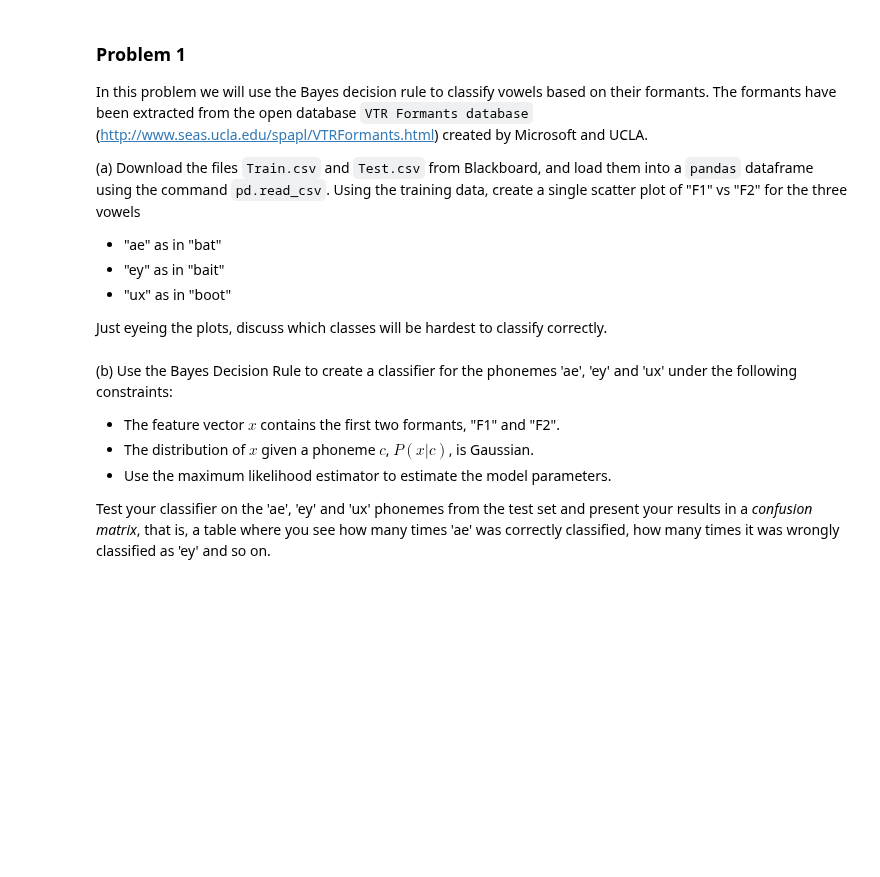
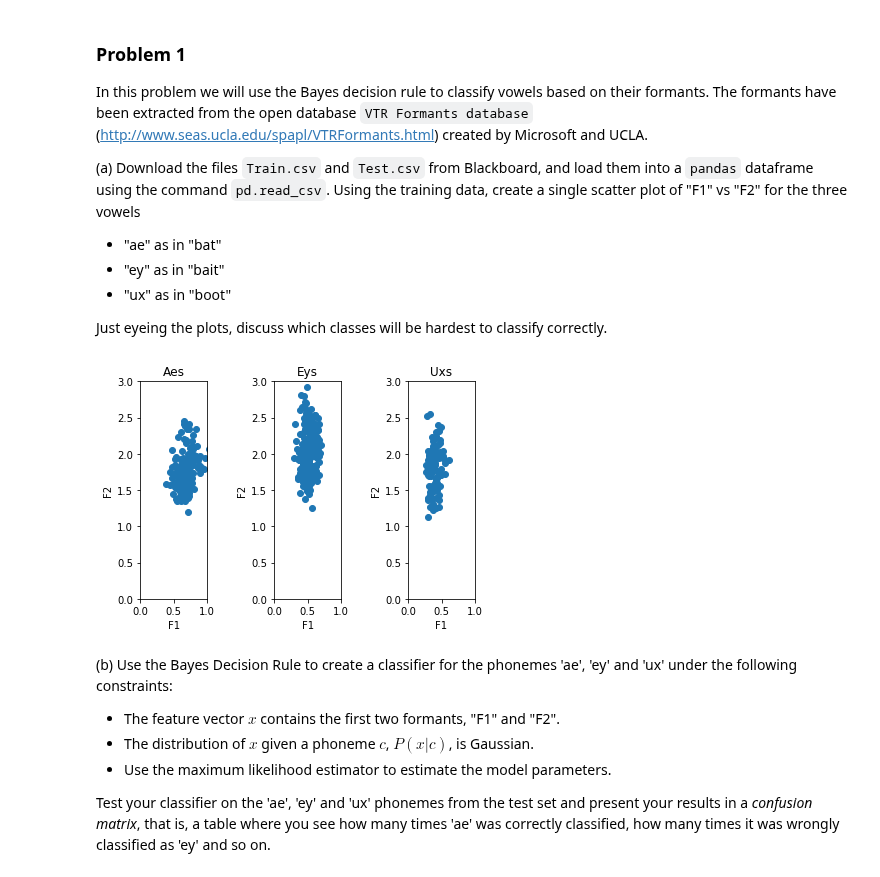
Before and after one commit to jakvah/TTT4185-MachineLearning, a Jupyter notebook: assignment_2.ipynb, the cells around one changed output. Saved outputs shown, nothing was run; the diff lists cells and outputs as text; code cells hidden in the pictures; blank space fills up the shorter version.

```diff
--- a/assignment_2.ipynb
+++ b/assignment_2.ipynb
@@ -39,3 +22,58 @@ uxs = train[train["Phoneme"] == 'ux']
+# %%
+import numpy as np
+import pandas as pd
+import matplotlib.pyplot as plt
+
+%matplotlib inline
+
+# Load data
+train = pd.read_csv("csvfiles/Train.csv")
+test = pd.read_csv("csvfiles/Test.csv")
+
+# Extract vowels
+aes = train[train["Phoneme"] == 'ae']
+eys = train[train["Phoneme"] == 'ey']
+uxs = train[train["Phoneme"] == 'ux']
+
+# Extracting plotting data
+aes_f1 = aes["F1"]
+eys_f1 = eys["F1"]
+uxs_f1 = uxs["F1"]
+
+aes_f2 = aes["F2"]
+eys_f2 = eys["F2"]
+uxs_f2 = uxs["F2"]
+
+# Creating plots
+fig, (ax_aes,ax_eys,ax_uxs) = plt.subplots(1,3)
+fig.subplots_adjust(wspace=1)
+fig.suptitle("F1 and F2 for different vowels")
+
+# Ae
+ax_aes.scatter(aes_f1,aes_f2)
+ax_aes.set_xlabel("F1")
+ax_aes.set_ylabel("F2")
+ax_aes.set_title("Aes")
+ax_aes.set_xlim(0,1)
+ax_aes.set_ylim(0,3)
+# Ey
+ax_eys.scatter(eys_f1,eys_f2)
+ax_eys.set_xlabel("F1")
+ax_eys.set_ylabel("F2")
+ax_eys.set_title("Eys")
+ax_eys.set_xlim(0,1)
+ax_eys.set_ylim(0,3)
+# Ux
+ax_uxs.scatter(uxs_f1,uxs_f2)
+ax_uxs.set_xlabel("F1")
+ax_uxs.set_ylabel("F2")
+ax_uxs.set_title("Uxs")
+ax_uxs.set_xlim(0,1)
+ax_uxs.set_ylim(0,3)
+
+fig.show()
+# %% [output]
+[figure, added]
 # %% [markdown]
 (b) Use the Bayes Decision Rule to create a classifier for the phonemes 'ae', 'ey' and 'ux' under the following constraints:
 - The feature vector $x$ contains the first two formants, "F1" and "F2".
```
Also changed, not shown: parts of 1 cell of this notebook, 2 other files.
